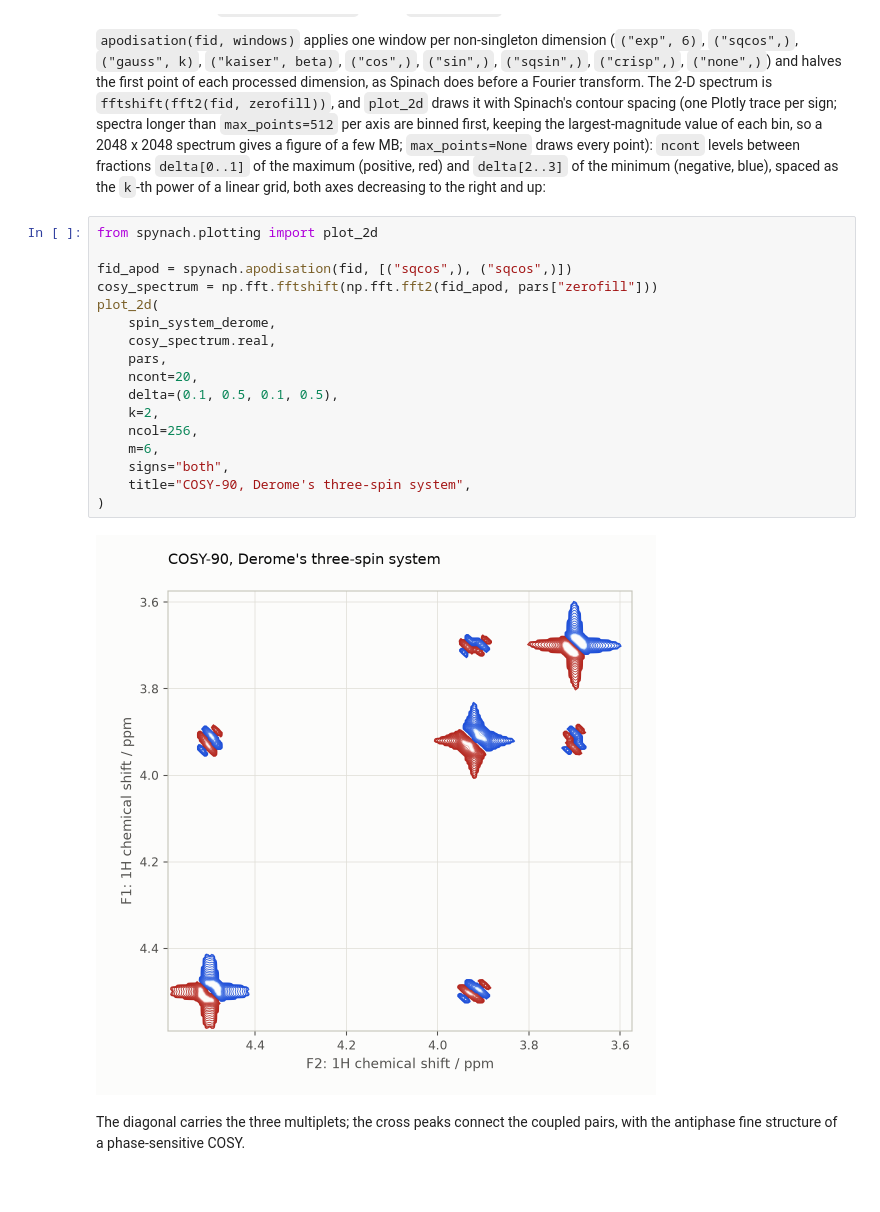
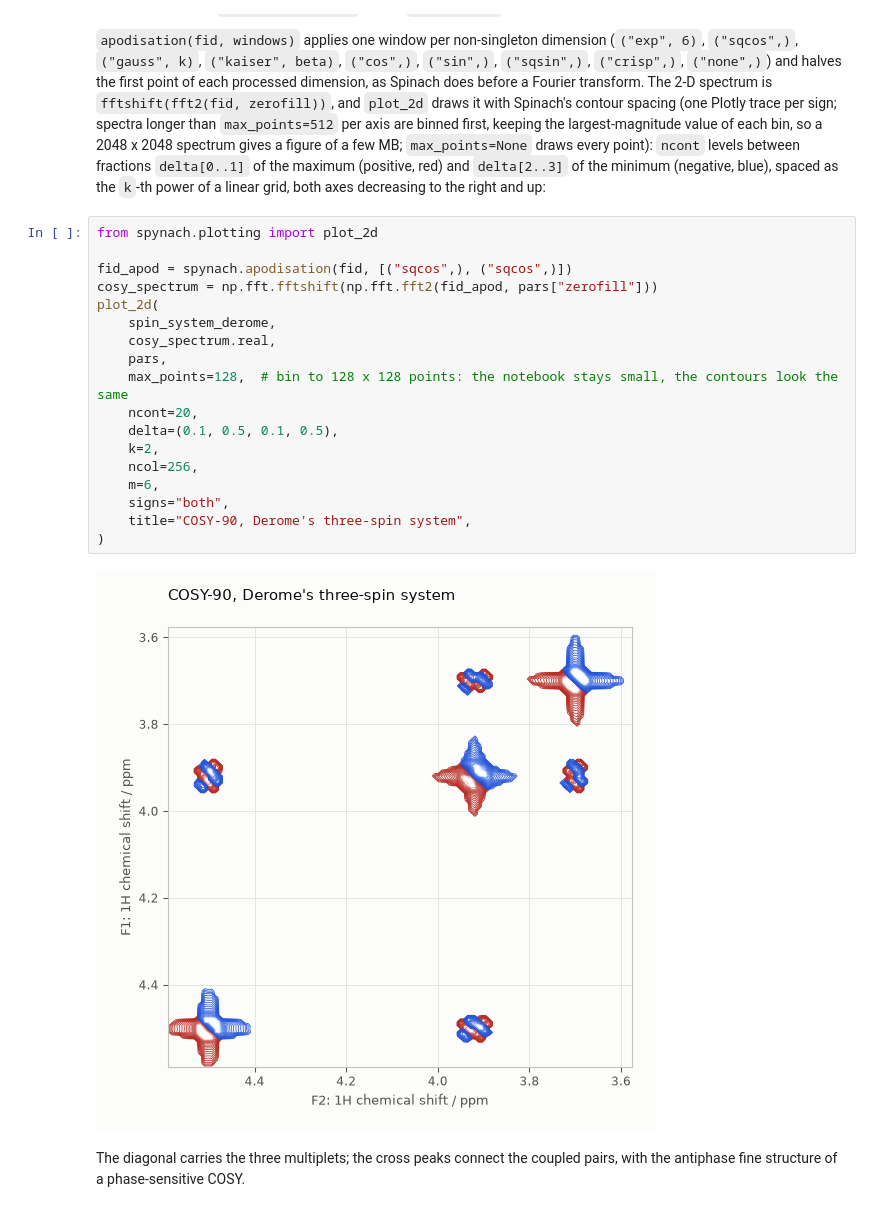
Before and after one commit to MRsources/spynach, a Jupyter notebook: docs/notebooks/pulse-sequences.ipynb, the cells around one changed output. Cells and saved outputs as stored; diff of their text form.

```diff
--- a/docs/notebooks/pulse-sequences.ipynb
+++ b/docs/notebooks/pulse-sequences.ipynb
@@ -93,22 +93,23 @@ red) and `delta[2..3]` of the minimum (negative, blue), spaced as the
 # %%
 from spynach.plotting import plot_2d
 
 fid_apod = spynach.apodisation(fid, [("sqcos",), ("sqcos",)])
 cosy_spectrum = np.fft.fftshift(np.fft.fft2(fid_apod, pars["zerofill"]))
 plot_2d(
     spin_system_derome,
     cosy_spectrum.real,
     pars,
+    max_points=128,  # bin to 128 x 128 points: the notebook stays small, the contours look the same
     ncont=20,
     delta=(0.1, 0.5, 0.1, 0.5),
     k=2,
     ncol=256,
     m=6,
     signs="both",
     title="COSY-90, Derome's three-spin system",
 )
 # %% [output]
-[figure, old version]
+[figure, new version]
 # %% [markdown]
 The diagonal carries the three multiplets; the cross peaks connect the
 coupled pairs, with the antiphase fine structure of a phase-sensitive
```
Also changed, not shown: parts of 2 cells of this notebook, 17 other files.
